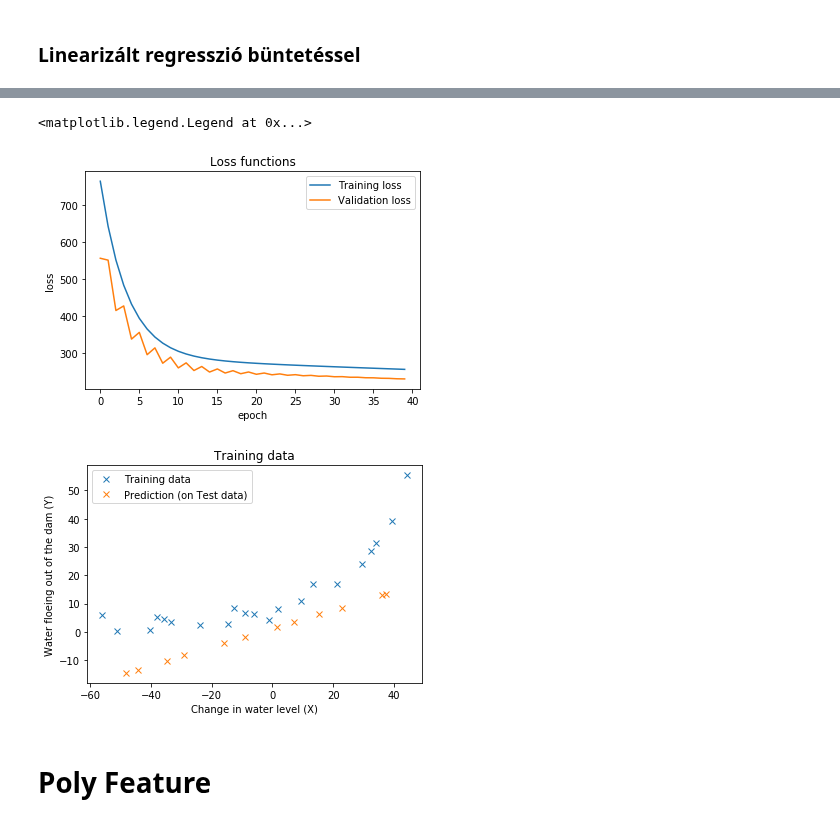
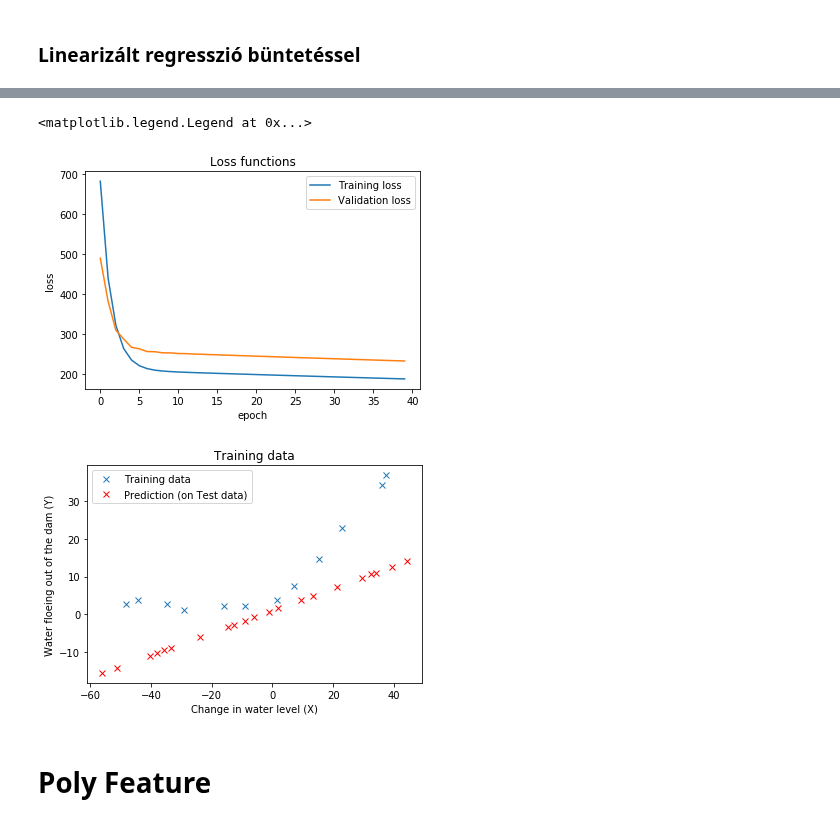
Before and after one commit to Fortuz/MIKRO_lab, a Jupyter notebook: AdaptiveRoboLabor/Jupyter/L08_Regularization/L08 - Regularization.ipynb, the cells around one changed output, grey strips where cells are left out. Drawn from its saved outputs; the diff is of its cells as text; code cells hidden in the pictures.

```diff
--- a/AdaptiveRoboLabor/Jupyter/L08_Regularization/L08 - Regularization.ipynb
+++ b/AdaptiveRoboLabor/Jupyter/L08_Regularization/L08 - Regularization.ipynb
@@ -21,12 +21,12 @@ from numpy.random import seed
 seed(1)
 
 data = loadmat("Lab8data.mat")                          # adatok betöltése
-X_test = data["X"]                                     # adatok szerkesztése változókba
-Y_test = data["y"]
+X_train = data["X"]                                     # adatok szerkesztése változókba
+Y_train = data["y"]
 X_val   = data["Xval"]
 Y_val   = data["yval"]
-X_train  = data["Xtest"]
-Y_train  = data["ytest"]
+X_test  = data["Xtest"]
+Y_test  = data["ytest"]
 
 del data
 m,n = X_train.shape
@@ -50,7 +49,7 @@ A machine learning addig tart, ahol a deep learning elkezdődik. A határ az egy
 ### Linearizált regresszió büntetéssel
 # %%
 Lambda = 0
-lr_rate = 0.001
+lr_rate = 0.005
 epoch = 40
 
 # building a linear stack of layers with the sequential model
@@ -92,19 +91,19 @@ plt.xlabel('epoch')
 plt.legend(['Training loss', 'Validation loss'])
 # %% [output]
 <matplotlib.legend.Legend at 0x...>
-[figure, old version]
+[figure, new version]
 # %%
 Y_pred = model.predict(X_test)
 
 plt.plot(X_train,Y_train,'x')   # adatok megjelenítése
-plt.plot(X_test,Y_pred,'x')   # adatok megjelenítése
+plt.plot(X_test,Y_pred,'x', color='red')   # adatok megjelenítése
 plt.title('Training data')
 plt.xlabel('Change in water level (X)')
 plt.ylabel('Water floeing out of the dam (Y)')
 plt.legend(['Training data', 'Prediction (on Test data)'])
 plt.show()
 # %% [output]
-[figure, old version]
+[figure, new version]
 # %% [markdown]
 # Poly Feature
 # %%
```
Also changed, not shown: parts of 9 cells of this notebook.
